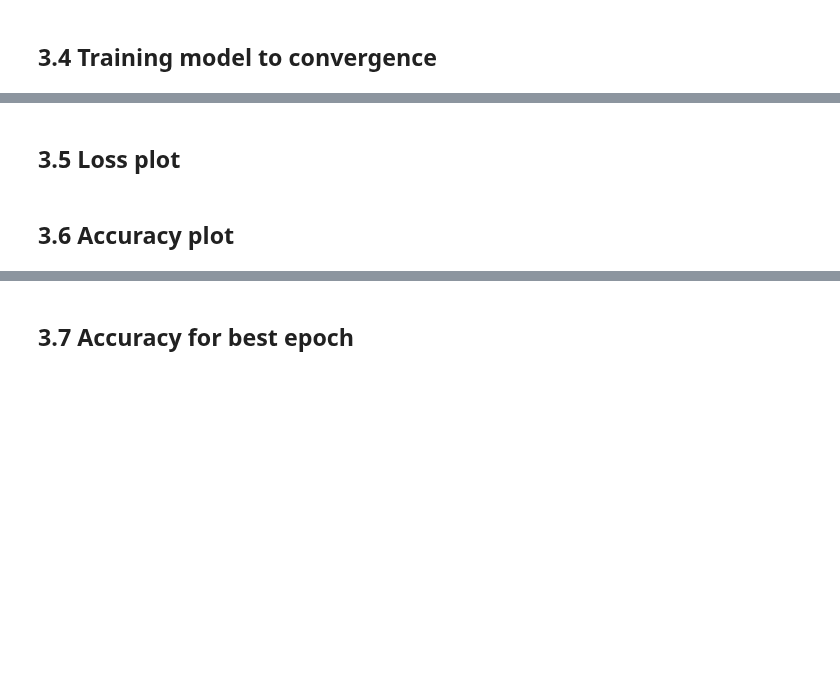
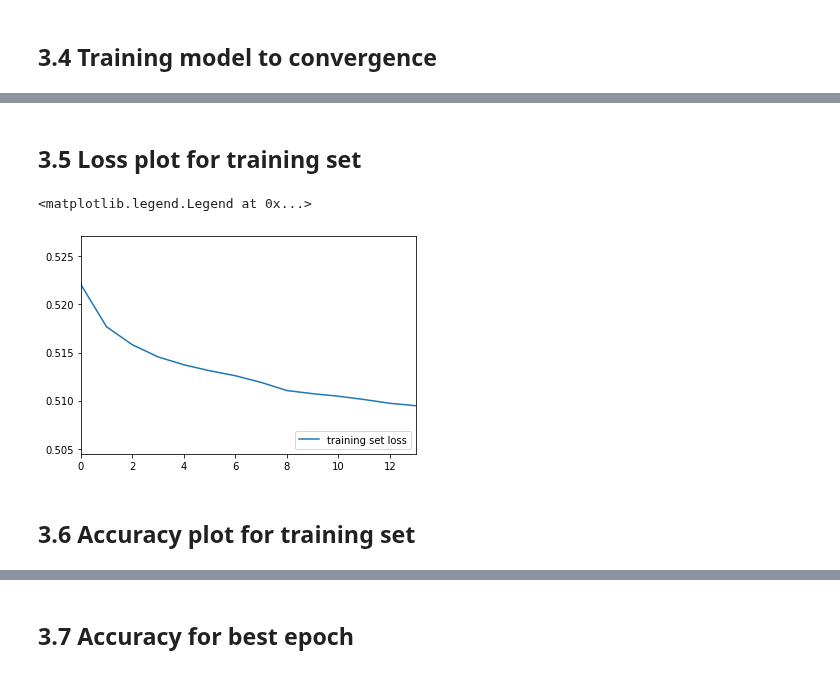
Before and after one commit to adamnpeace/comp90-cw1, a Jupyter notebook: q3/q3-ksenia.ipynb, the cells around one changed output, grey strips where cells are left out. Cells and saved outputs as stored; diff of their text form; code cells hidden in the pictures; blank space fills up the shorter version.

```diff
--- a/q3/q3-ksenia.ipynb
+++ b/q3/q3-ksenia.ipynb
@@ -49,4 +50,5 @@ def sigmoid(z):
 # %%
+# sigmoid derivative
 def sigmoid_d(x):
-    return x * (1 - x)
+    return sigmoid(x) * (1 - sigmoid(x))
 # %%
@@ -123,6 +139,15 @@ def mlp(xs, ys, learning_rate, momentum):
     h1 = 200
     h2 = 20
     out_size = 1
+
+    #     stores training set loss for part 3.5
+    loss_training = []
+
+    #     stores training set accuracy for part 3.6
+    accuracy_training = []
+
+    #     stores validation set accuracy for part 3.7
+    accuracy_validation = []
 
     # initialise parameters
     params = {"W1": np.random.randn(h1, img_size) * np.sqrt(1 / img_size),
@@ -132,10 +157,11 @@ def mlp(xs, ys, learning_rate, momentum):
               "W3": np.random.randn(out_size, h2) * np.sqrt(1 / h2),
               "b3": np.zeros((out_size, 1))}
 
+    loss_old = validation_loss(devxs, devys, params)
+
     epoch = 0
 
     while True:
-
         # shuffle training set
         permutation = np.random.permutation(trainxs.shape[0])
         trainxs_shuffled = trainxs[p]
@@ -146,6 +172,26 @@ def mlp(xs, ys, learning_rate, momentum):
             forward_res = forward(params, trainxs_shuffled[i])
             grads = backprop(trainxs_shuffled[i], trainys_shuffled[i], params, forward_res)
             params = update_params(grads, params, learning_rate, momentum)
-        accuracy(devxs, devys, params)
+
+#         update lists storing accuracy and loss values
+        loss_t = validation_loss(trainxs, trainys, params)
+        loss_training.append(loss_t)
+
+        accuracy_t = accuracy(trainxs, trainys, params)
+        accuracy_training.append(accuracy_t)
+
+        accuracy_valid = accuracy(devxs, devys, params)
+        accuracy_validation.append(accuracy_valid)
+
+        loss_valid = validation_loss(devxs, devys, params)
+
+        if np.abs(loss_valid - loss_old) == 0:
+            row_epoch += 1
+            if row_epoch == 3:
+                break
+        else:
+            row_epoch = 0
+        loss_old = loss_valid
         epoch += 1
+    return epoch, loss_training, accuracy_training, accuracy_validation
 # %%
@@ -181,6 +243,6 @@ Convergence is defined as
 learning_rate = 0.01
 momentum = 0.9
 # %%
-mlp(trainxs, trainys, learning_rate, momentum)
+epoch, loss_training, accuracy_training, accuracy_validation = mlp(trainxs, trainys, learning_rate, momentum)
 # %% [output]
 epoch 0
@@ -189,4 +262,11 @@ epoch 2
 # %% [markdown]
-## 3.5 Loss plot
+## 3.5 Loss plot for training set
+# %%
+plt.axis([0, epoch, min(loss_training) - 0.005, max(loss_training) + 0.005])
+plt.plot(loss_training, label='training set loss')
+plt.legend(loc='lower right')
+# %% [output]
+<matplotlib.legend.Legend at 0x...>
+[figure, added]
 # %% [markdown]
-## 3.6 Accuracy plot
+## 3.6 Accuracy plot for training set
```
Also changed, not shown: parts of 16 cells of this notebook.
